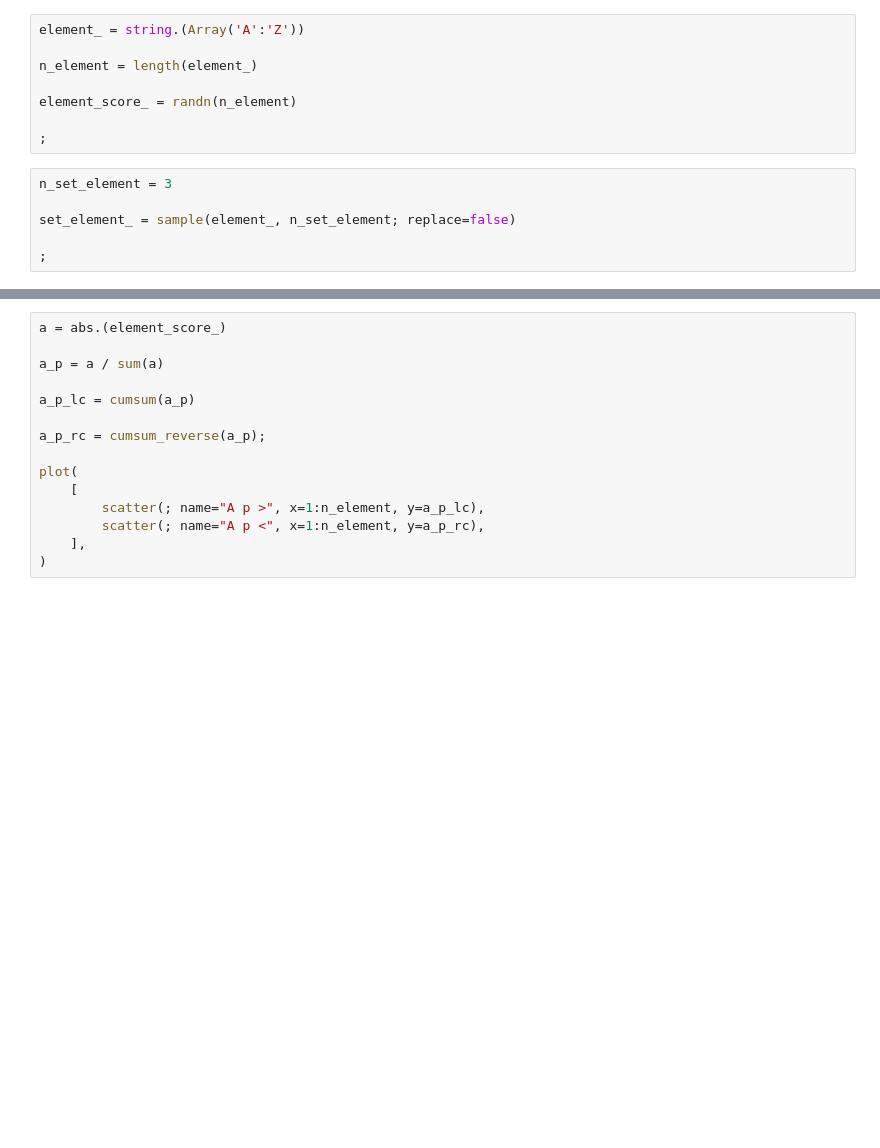
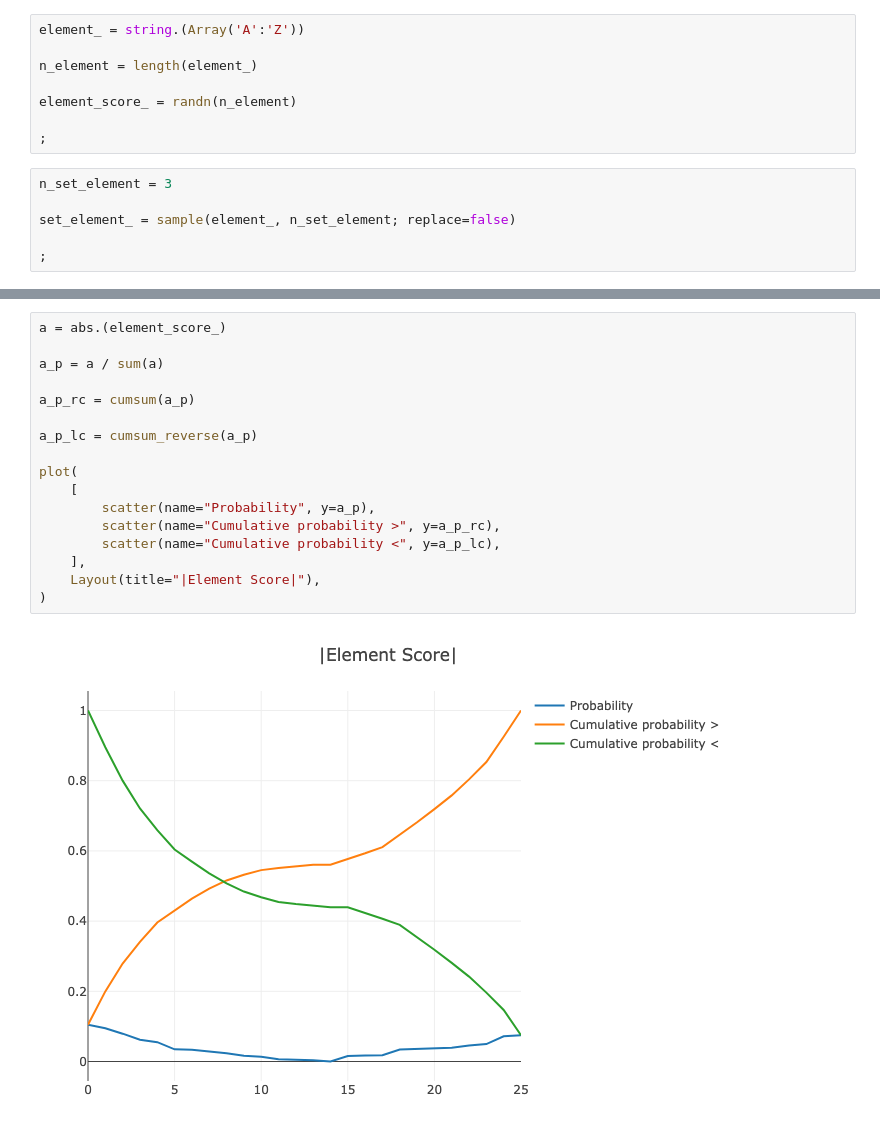
Before and after one commit to KwatME/FeatureSetEnrichment.jl, a Jupyter notebook: notebook/example.ipynb, the cells around one changed output, grey strips where cells are left out. Saved outputs shown, nothing was run; the diff lists cells and outputs as text; blank space fills up the shorter version.

```diff
--- a/notebook/example.ipynb
+++ b/notebook/example.ipynb
@@ -77,18 +86,22 @@ plot(
 # %%
 a = abs.(element_score_)
 
 a_p = a / sum(a)
 
-a_p_lc = cumsum(a_p)
+a_p_rc = cumsum(a_p)
 
-a_p_rc = cumsum_reverse(a_p);
+a_p_lc = cumsum_reverse(a_p)
 
 plot(
     [
-        scatter(; name="A p >", x=1:n_element, y=a_p_lc),
-        scatter(; name="A p <", x=1:n_element, y=a_p_rc),
+        scatter(name="Probability", y=a_p),
+        scatter(name="Cumulative probability >", y=a_p_rc),
+        scatter(name="Cumulative probability <", y=a_p_lc),
     ],
+    Layout(title="|Element Score|"),
 )
+# %% [output]
+[figure, added]
 # %%
 h_a = h_1 .* a
 
```
Also changed, not shown: parts of 11 cells of this notebook.
